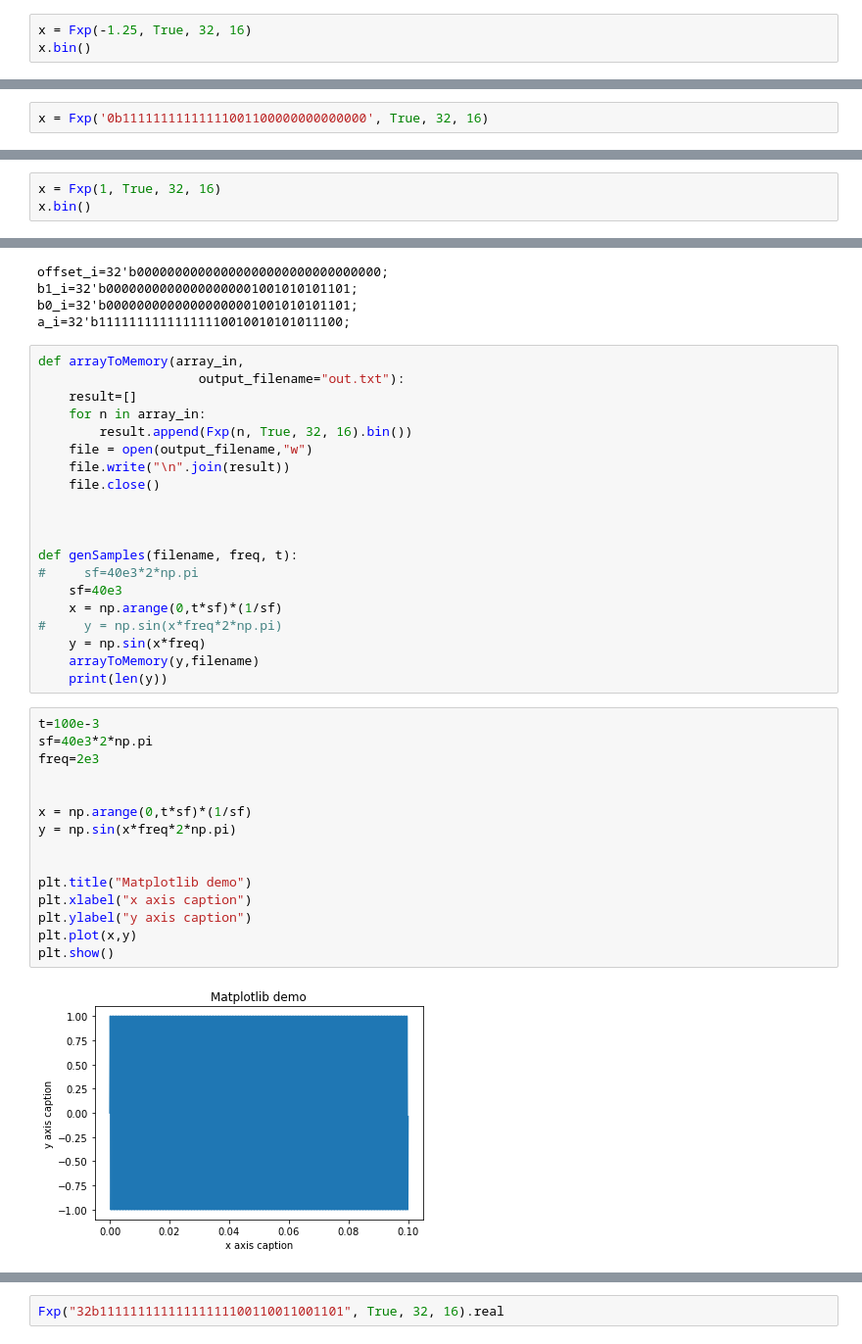
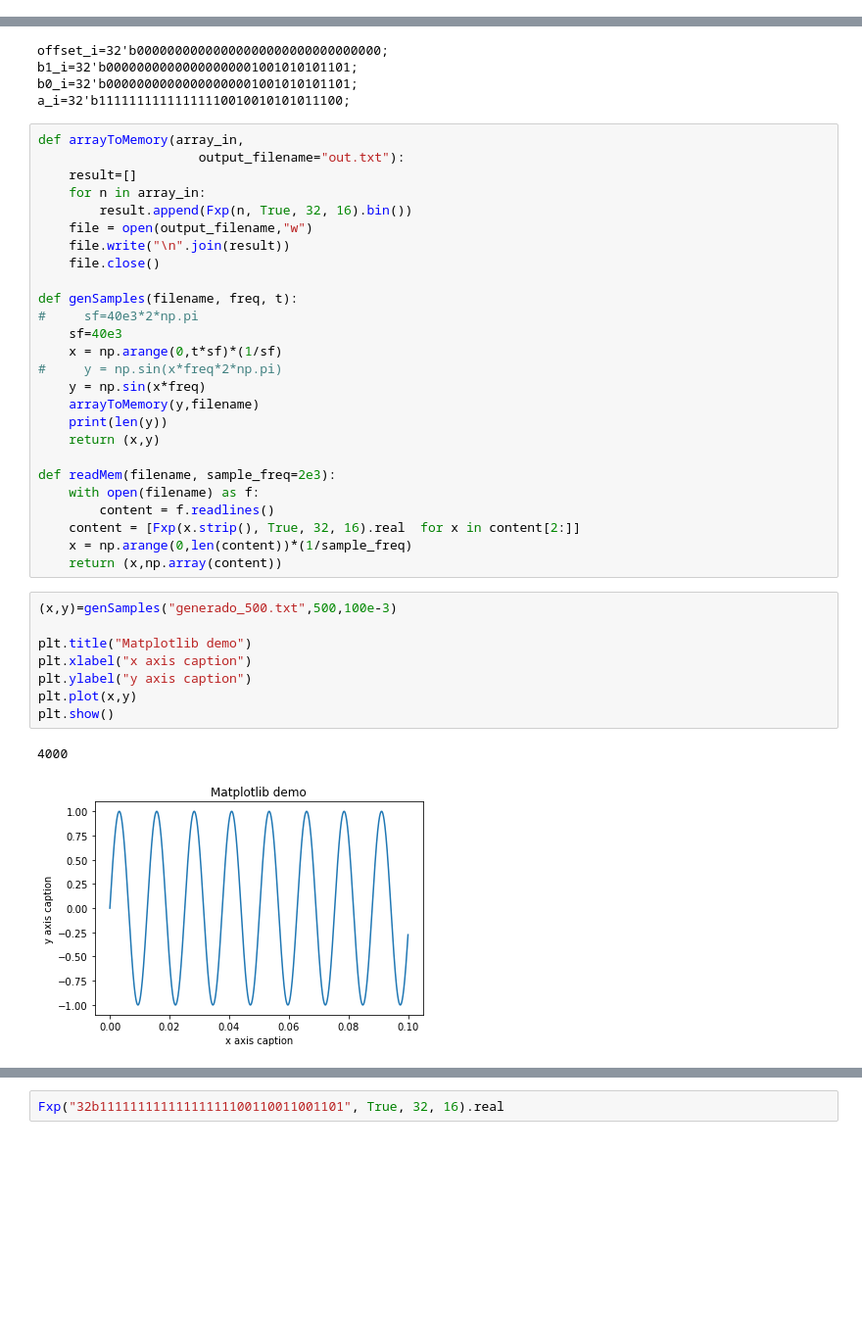
Before and after one commit to TallerAnalogico/IIR_Verilog, a Jupyter notebook: Tools/Simple_memory_generator.ipynb, the cells around one changed output, grey strips where cells are left out. Shown at 98% size. Cells and saved outputs as stored; diff of their text form; blank space fills up the shorter version.

```diff
--- a/Tools/Simple_memory_generator.ipynb
+++ b/Tools/Simple_memory_generator.ipynb
@@ -36,3 +30,0 @@ x.bin()
-# %%
-x = Fxp(-1.25, True, 32, 16)
-x.bin()
@@ -53,2 +30,0 @@ len("11111111111111001100000000000000")
-# %%
-x = Fxp('0b11111111111111001100000000000000', True, 32, 16)
@@ -59,3 +30,0 @@ x.real
-# %%
-x = Fxp(1, True, 32, 16)
-x.bin()
@@ -91,8 +58,6 @@ def arrayToMemory(array_in,
     file.write("\n".join(result))
     file.close()
 
-
-
 def genSamples(filename, freq, t):
 #     sf=40e3*2*np.pi
     sf=40e3
@@ -101,20 +66,22 @@ def genSamples(filename, freq, t):
     y = np.sin(x*freq)
     arrayToMemory(y,filename)
     print(len(y))
+    return (x,y)
+
+def readMem(filename, sample_freq=2e3):
+    with open(filename) as f:
+        content = f.readlines()
+    content = [Fxp(x.strip(), True, 32, 16).real  for x in content[2:]]
+    x = np.arange(0,len(content))*(1/sample_freq)
+    return (x,np.array(content))
 # %%
-t=100e-3
-sf=40e3*2*np.pi
-freq=2e3
-
-
-x = np.arange(0,t*sf)*(1/sf)
-y = np.sin(x*freq*2*np.pi)
-
+(x,y)=genSamples("generado_500.txt",500,100e-3)
 
 plt.title("Matplotlib demo")
 plt.xlabel("x axis caption")
 plt.ylabel("y axis caption")
 plt.plot(x,y)
 plt.show()
 # %% [output]
+4000
-[figure, old version]
+[figure, new version]
```
Also changed, not shown: parts of 25 cells of this notebook, 23 other files.
